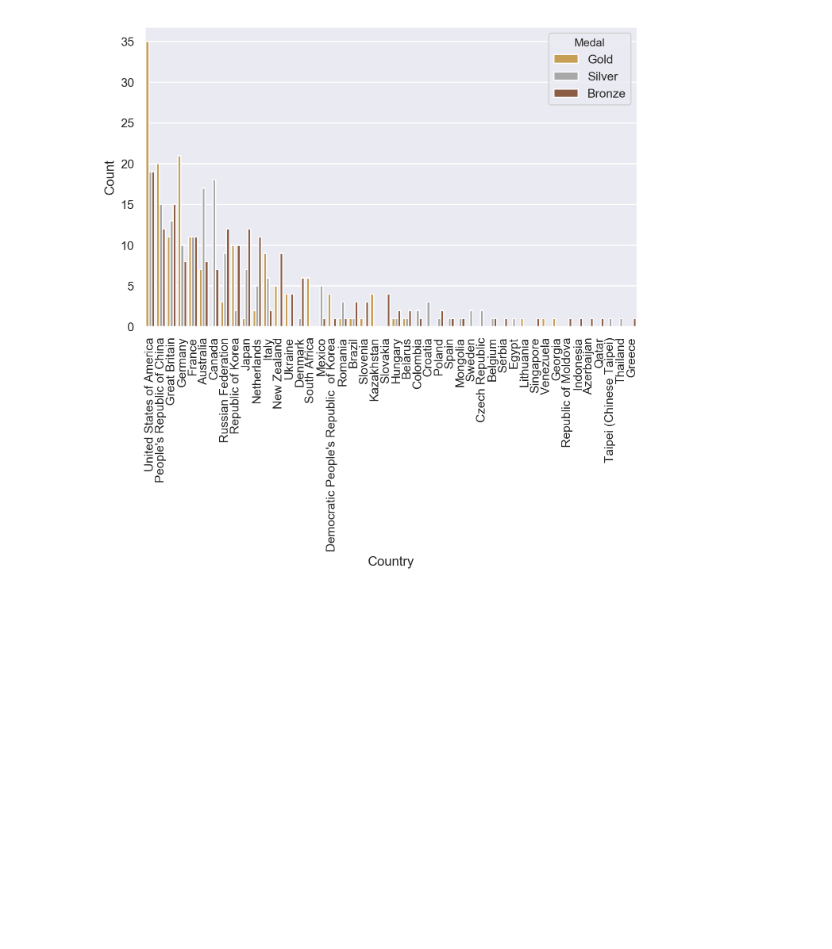
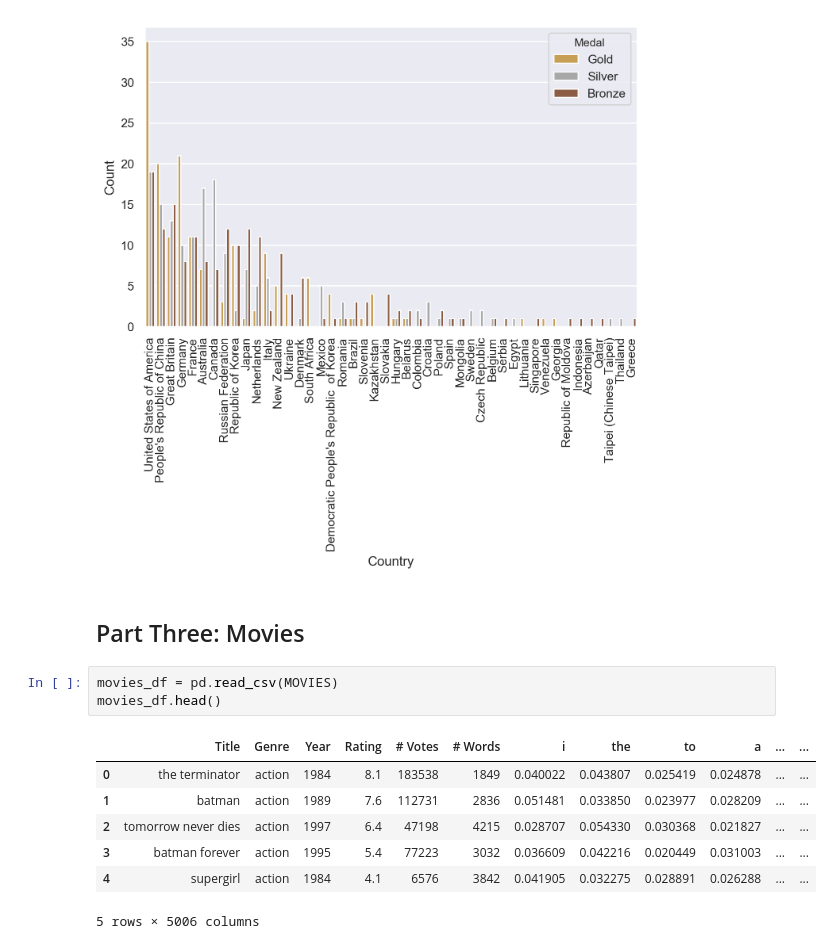
Before and after one commit to mnvsngv/cs696-bigdata, a Jupyter notebook: Midterm/Midterm.ipynb, the cells around one changed output. Saved outputs shown, nothing was run; the diff lists cells and outputs as text; blank space fills up the shorter version.

Commit message:
Midterm: Started Part Three

```diff
--- a/Midterm/Midterm.ipynb
+++ b/Midterm/Midterm.ipynb
@@ -151,3 +154,16 @@ sns.barplot(x='Country', y='Count', hue='Medal', data=grouped_df, palette=medal_
 plt.xticks(rotation=90);
 # %% [output]
 [figure]
+# %% [markdown]
+## Part Three: Movies
+# %%
+movies_df = pd.read_csv(MOVIES)
+movies_df.head()
+# %% [output]
+|  | Title | Genre | Year | Rating | # Votes | # Words | i | the | to | a | ... | ... |
+| 0 | the terminator | action | 1984 | 8.1 | 183538 | 1849 | 0.040022 | 0.043807 | 0.025419 | 0.024878 | ... | ... |
+| 1 | batman | action | 1989 | 7.6 | 112731 | 2836 | 0.051481 | 0.033850 | 0.023977 | 0.028209 | ... | ... |
+| 2 | tomorrow never dies | action | 1997 | 6.4 | 47198 | 4215 | 0.028707 | 0.054330 | 0.030368 | 0.021827 | ... | ... |
+| 3 | batman forever | action | 1995 | 5.4 | 77223 | 3032 | 0.036609 | 0.042216 | 0.020449 | 0.031003 | ... | ... |
+| 4 | supergirl | action | 1984 | 4.1 | 6576 | 3842 | 0.041905 | 0.032275 | 0.028891 | 0.026288 | ... | ... |
+5 rows × 5006 columns
```
Also changed, not shown: parts of 13 cells of this notebook.
